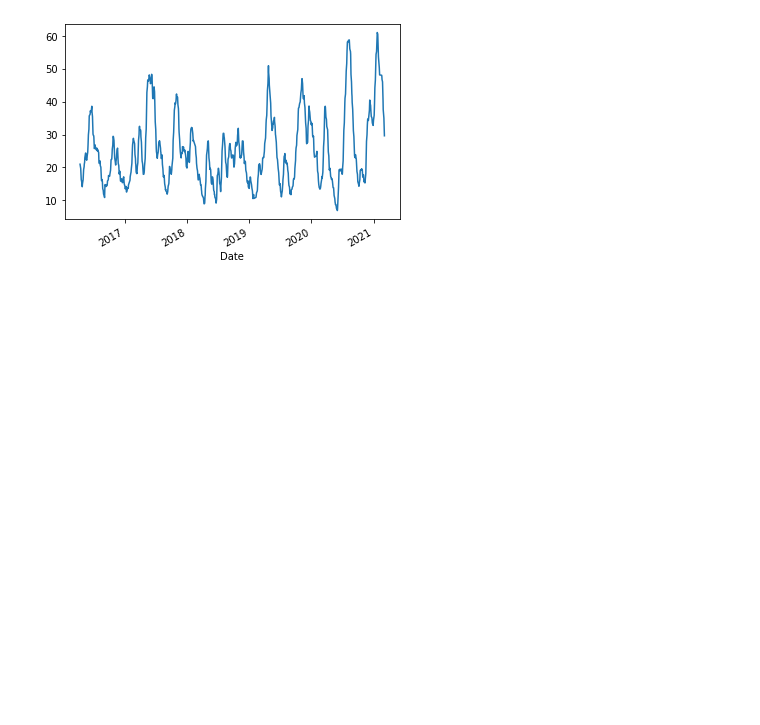
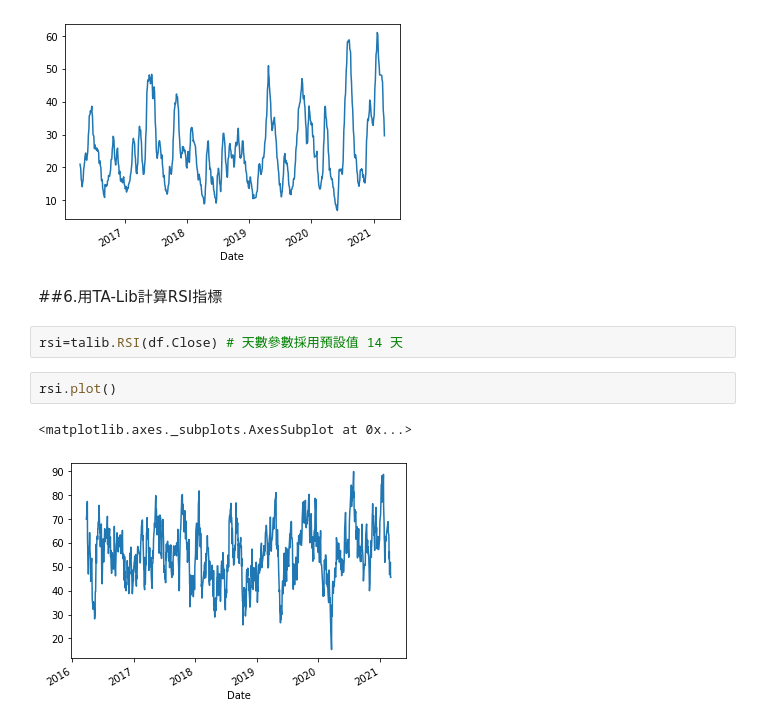
Before and after one commit to webclinic017/trade-backtest, a Jupyter notebook: 4_TA_lib_ADX_RSI.ipynb, the cells around one changed output. Drawn from its saved outputs; the diff is of its cells as text; blank space fills up the shorter version.

```diff
--- a/4_TA_lib_ADX_RSI.ipynb
+++ b/4_TA_lib_ADX_RSI.ipynb
@@ -100,3 +100,12 @@ adx.plot()
 # %% [output]
 <matplotlib.axes._subplots.AxesSubplot at 0x...>
 [figure]
+# %% [markdown]
+##6.用TA-Lib計算RSI指標
+# %%
+rsi=talib.RSI(df.Close) # 天數參數採用預設值 14 天
+# %%
+rsi.plot()
+# %% [output]
+<matplotlib.axes._subplots.AxesSubplot at 0x...>
+[figure, added]
```
